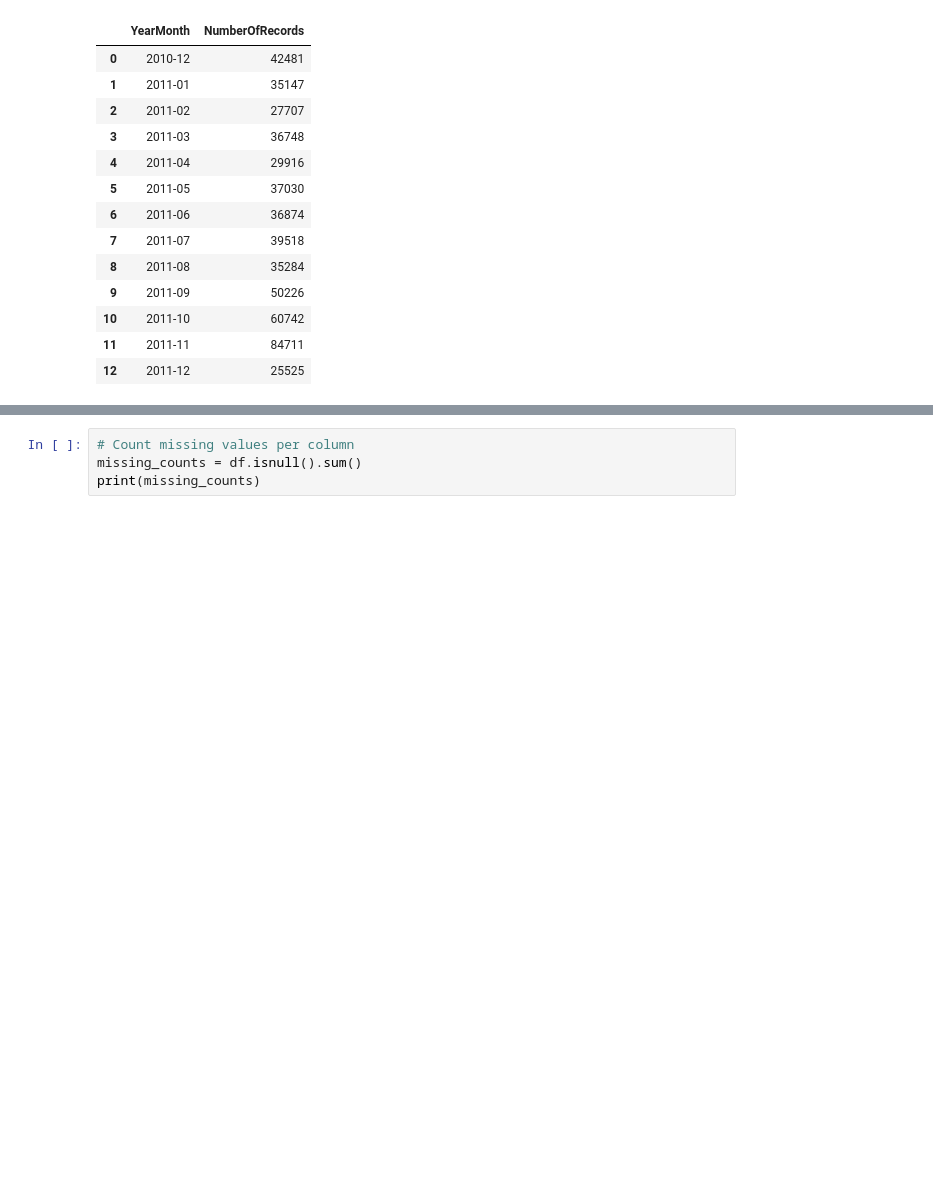
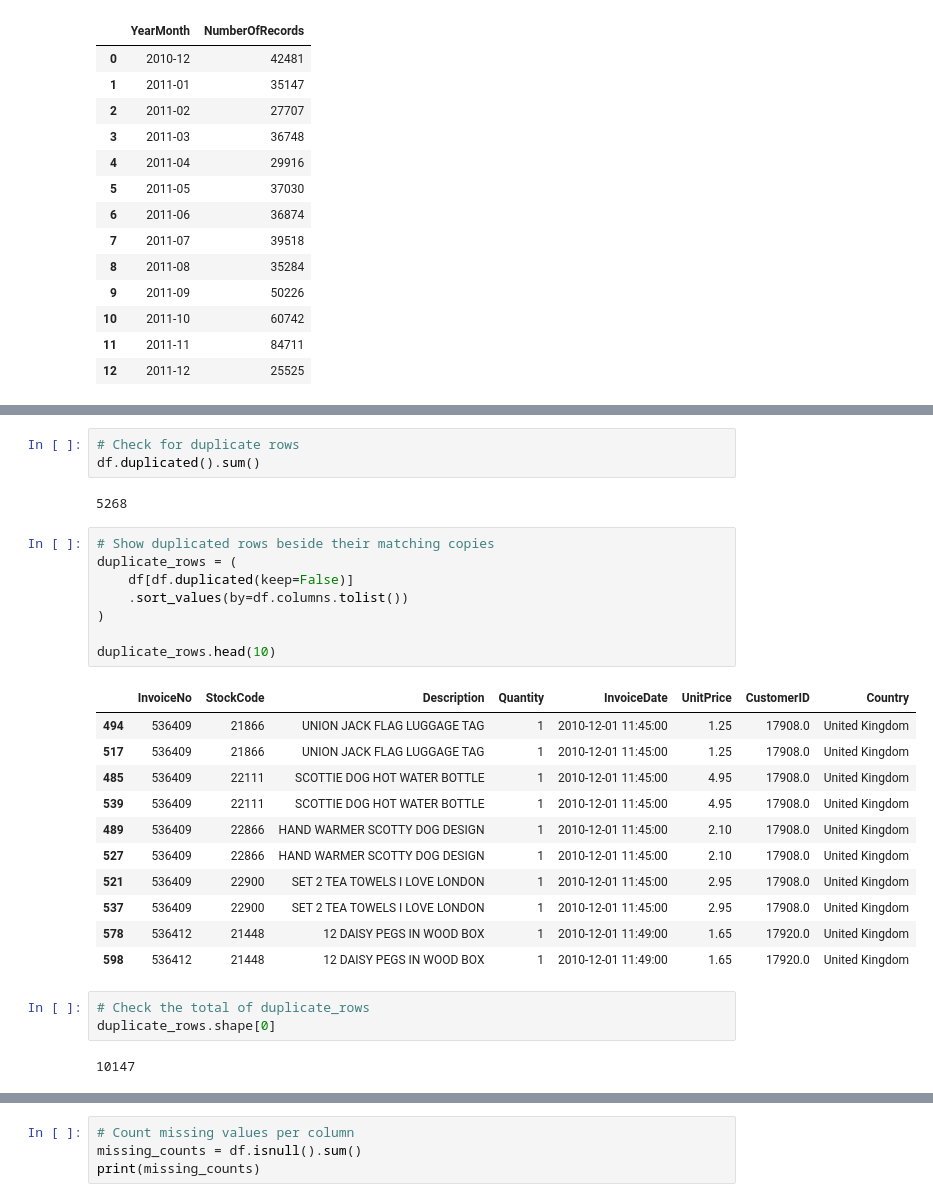
Before and after one commit to AdeliaAcacio/DataVis_repeat, a Jupyter notebook: DataVisualComm_repeat_onlineRetail.ipynb, the cells around one changed output, grey strips where cells are left out. Saved outputs shown, nothing was run; the diff lists cells and outputs as text; blank space fills up the shorter version.

```diff
--- a/DataVisualComm_repeat_onlineRetail.ipynb
+++ b/DataVisualComm_repeat_onlineRetail.ipynb
@@ -233,0 +230,30 @@ monthly_records
+# %%
+# Check for duplicate rows
+df.duplicated().sum()
+# %% [output]
+5268
+# %%
+# Show duplicated rows beside their matching copies
+duplicate_rows = (
+    df[df.duplicated(keep=False)]
+    .sort_values(by=df.columns.tolist())
+)
+
+duplicate_rows.head(10)
+# %% [output]
+|  | InvoiceNo | StockCode | Description | Quantity | InvoiceDate | UnitPrice | CustomerID | Country |
+| 494 | 536409 | 21866 | UNION JACK FLAG LUGGAGE TAG | 1 | 2010-12-01 11:45:00 | 1.25 | 17908.0 | United Kingdom |
+| 517 | 536409 | 21866 | UNION JACK FLAG LUGGAGE TAG | 1 | 2010-12-01 11:45:00 | 1.25 | 17908.0 | United Kingdom |
+| 485 | 536409 | 22111 | SCOTTIE DOG HOT WATER BOTTLE | 1 | 2010-12-01 11:45:00 | 4.95 | 17908.0 | United Kingdom |
+| 539 | 536409 | 22111 | SCOTTIE DOG HOT WATER BOTTLE | 1 | 2010-12-01 11:45:00 | 4.95 | 17908.0 | United Kingdom |
+| 489 | 536409 | 22866 | HAND WARMER SCOTTY DOG DESIGN | 1 | 2010-12-01 11:45:00 | 2.10 | 17908.0 | United Kingdom |
+| 527 | 536409 | 22866 | HAND WARMER SCOTTY DOG DESIGN | 1 | 2010-12-01 11:45:00 | 2.10 | 17908.0 | United Kingdom |
+| 521 | 536409 | 22900 | SET 2 TEA TOWELS I LOVE LONDON | 1 | 2010-12-01 11:45:00 | 2.95 | 17908.0 | United Kingdom |
+| 537 | 536409 | 22900 | SET 2 TEA TOWELS I LOVE LONDON | 1 | 2010-12-01 11:45:00 | 2.95 | 17908.0 | United Kingdom |
+| 578 | 536412 | 21448 | 12 DAISY PEGS IN WOOD BOX | 1 | 2010-12-01 11:49:00 | 1.65 | 17920.0 | United Kingdom |
+| 598 | 536412 | 21448 | 12 DAISY PEGS IN WOOD BOX | 1 | 2010-12-01 11:49:00 | 1.65 | 17920.0 | United Kingdom |
+# %%
+# Check the total of duplicate_rows
+duplicate_rows.shape[0]
+# %% [output]
+10147
```
Also changed, not shown: parts of 53 cells of this notebook, 1 other file.
